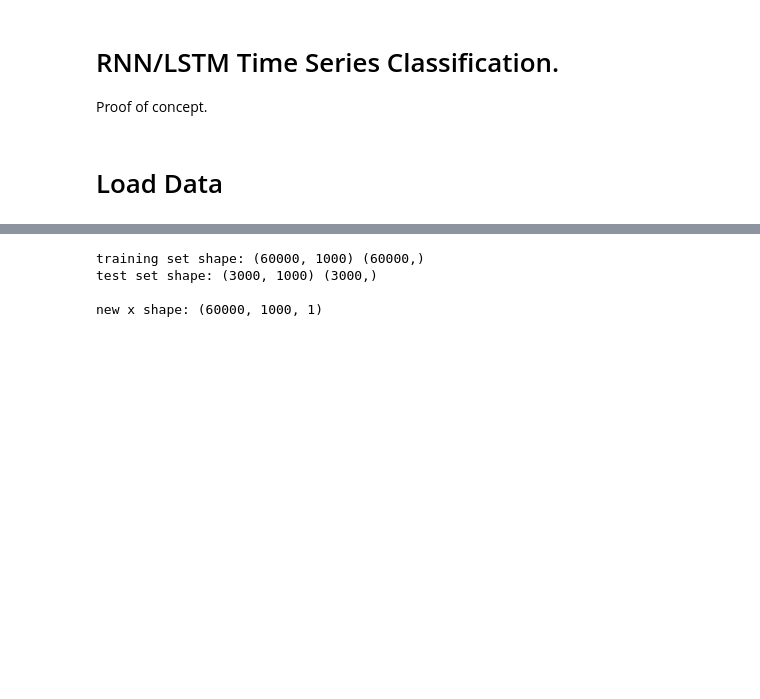
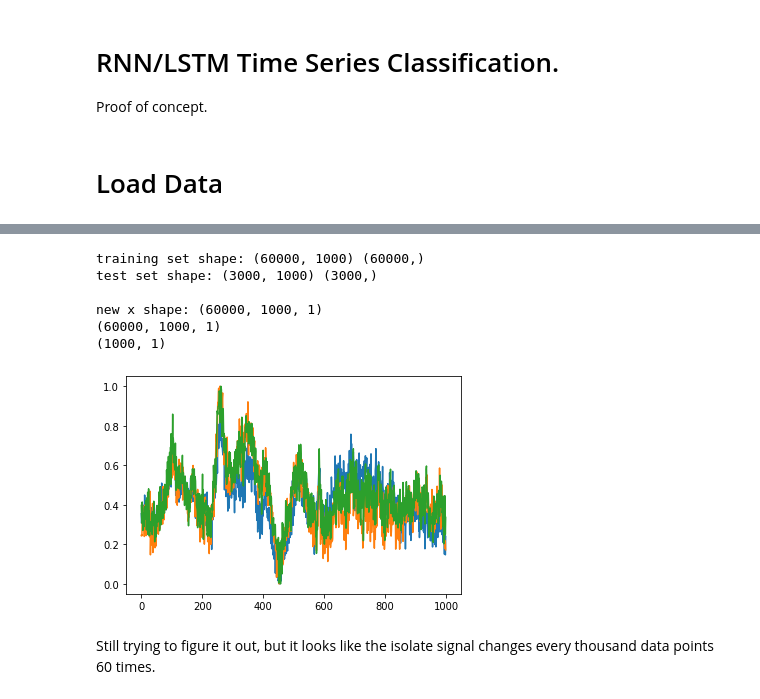
Before and after one commit to FLC-ML/practicespace, a Jupyter notebook: Time_Series_classification.ipynb, the cells around one changed output, grey strips where cells are left out. Drawn from its saved outputs; the diff is of its cells as text; code cells hidden in the pictures; blank space fills up the shorter version.

```diff
--- a/Time_Series_classification.ipynb
+++ b/Time_Series_classification.ipynb
@@ -56,27 +53,42 @@ X_reference.npy.2  y_reference.npy  y_test.npy.1
 # %%
 ### Load the data:
+
 # Training data
 X_train_loc = 'X_reference.npy'
 y_train_loc = 'y_reference.npy'
 X_train = np.load(X_train_loc)
 y_train = np.load(y_train_loc)
+
 # Testing data
 X_test_loc = 'X_test.npy'
 y_test_loc = 'y_test.npy'
 X_test = np.load(X_test_loc)
 y_test = np.load(y_test_loc)
+
 # Print shape of data loaded.
 print("training set shape:", X_train.shape, y_train.shape)
 print("test set shape:", X_test.shape, y_test.shape)
+
 # The data is only 2D
-X_train = np.expand_dims(X_train, -1) # adds a superficial dimension to convolve
+X_train = np.expand_dims(X_train, -1)
 X_test = np.expand_dims(X_test, -1)
 print("\nnew x shape:", X_train.shape)
+plt.plot(X_train[0])
+plt.plot(X_train[1005])
+plt.plot(X_train[900])
+X = X_train.reshape(-1, 1000, 1)
+print(X.shape)
+print(X_train[0].shape)
 # %% [output]
 training set shape: (60000, 1000) (60000,)
 test set shape: (3000, 1000) (3000,)
 
 new x shape: (60000, 1000, 1)
+(60000, 1000, 1)
+(1000, 1)
+[figure, added]
+# %% [markdown]
+Still trying to figure it out, but it looks like the isolate signal changes every thousand data points 60 times.
 # %%
 ### Build the Model
 i = Input(shape=X_train[0].shape)
```
Also changed, not shown: parts of 11 cells of this notebook.
